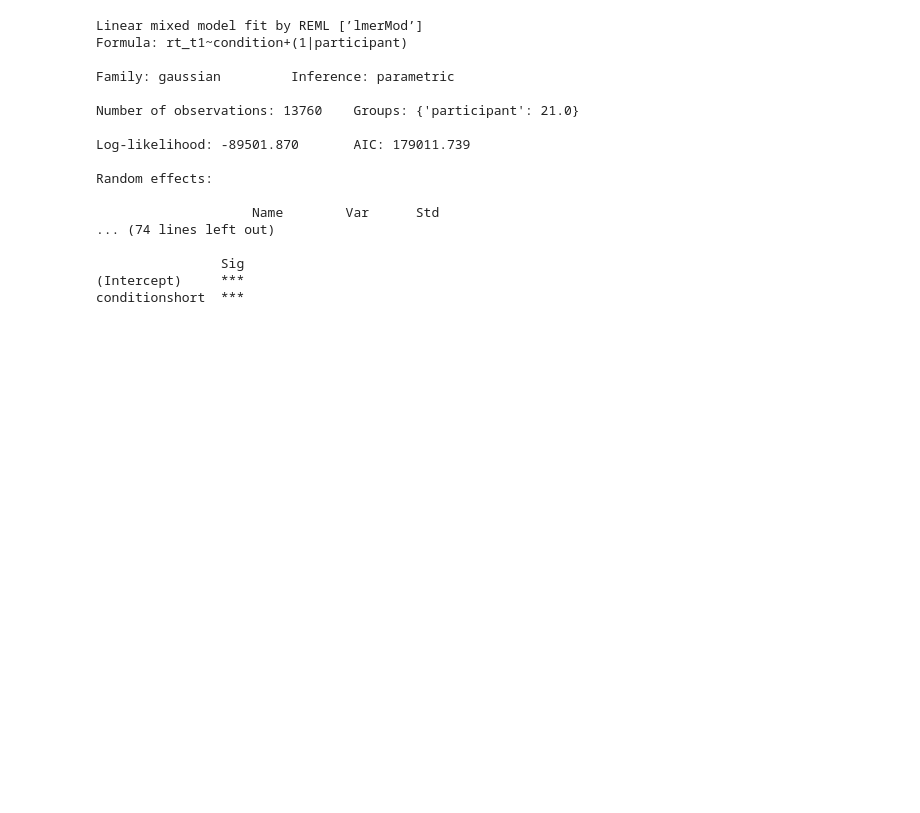
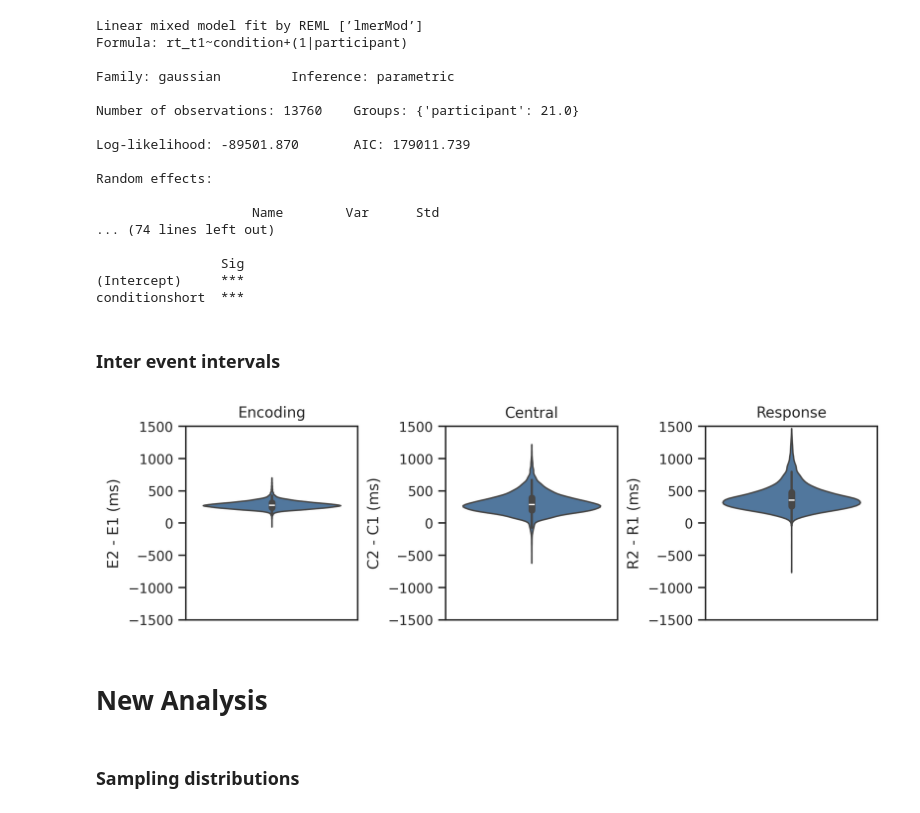
Before and after one commit to rickdott/prp, a Jupyter notebook: s4/4_analysis_combined.ipynb, the cells around one changed output. Drawn from its saved outputs; the diff is of its cells as text; code cells hidden in the pictures; blank space fills up the shorter version.

Commit message:
Updated analysis and stats

```diff
--- a/s4/4_analysis_combined.ipynb
+++ b/s4/4_analysis_combined.ipynb
@@ -564,3 +594,48 @@ Random effects:
                 Sig
 (Intercept)     ***
 conditionshort  ***
+# %% [markdown]
+### Inter event intervals
+# %%
+# Filter for short SOA condition only
+# df_short = df_no_val[df_no_val["condition"] == "short"].copy()
+df = determine_order_cmb(Path("files/cmb_peaks.csv"))
+df_short = df[df["condition"] == "short"].copy()
+
+# Calculate inter-event intervals (t2 - t1)
+df_short["t2_1_minus_t1_1"] = ((df_short["t2_1_pred"] - df_short["t1_1_pred"]) / 250) * 1000
+df_short["t2_2_minus_t1_2"] = ((df_short["t2_2_pred"] - df_short["t1_2_pred"]) / 250) * 1000
+df_short["t2_3_minus_t1_3"] = ((df_short["t2_3_pred"] - df_short["t1_3_pred"]) / 250) * 1000
+
+import seaborn as sns
+import matplotlib.pyplot as plt
+set_seaborn_style()
+fig, ax = plt.subplots(1, 3, figsize=(7.09, 2.1), dpi=300, constrained_layout=True)
+
+# Create violin plots for short SOA condition
+sns.violinplot(data=df_short, y="t2_1_minus_t1_1", ax=ax[0], cut=0)
+sns.violinplot(data=df_short, y="t2_2_minus_t1_2", ax=ax[1], cut=0)
+sns.violinplot(data=df_short, y="t2_3_minus_t1_3", ax=ax[2], cut=0)
+
+ax[0].set_ylabel("E2 - E1 (ms)")
+ax[1].set_ylabel("C2 - C1 (ms)")
+ax[2].set_ylabel("R2 - R1 (ms)")
+ax[0].set_title("Encoding")
+ax[1].set_title("Central")
+ax[2].set_title("Response")
+ax[0].set_ylim(-1500, 1500)
+ax[1].set_ylim(-1500, 1500)
+ax[2].set_ylim(-1500, 1500)
+
+# Remove x-axis labels since we only have one condition
+for a in ax:
+    a.set_xlabel("")
+    a.set_xticks([])
+
+plt.show()
+# %% [output]
+[figure, added]
+# %% [markdown]
+# New Analysis
+# %% [markdown]
+### Sampling distributions
```
Also changed, not shown: parts of 20 cells of this notebook, 15 other files.
